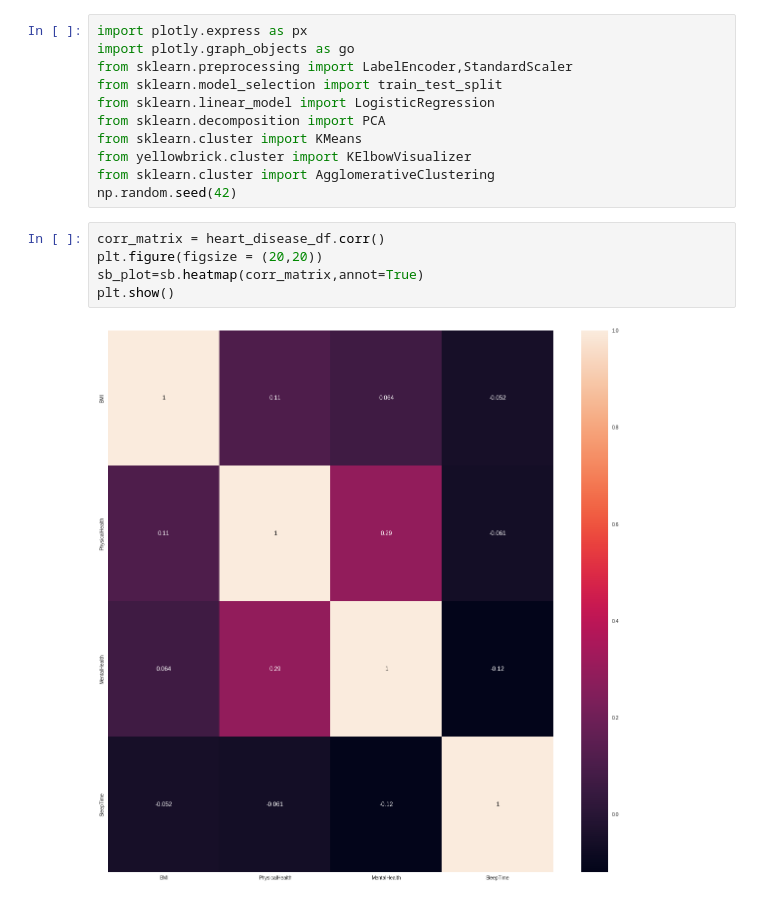
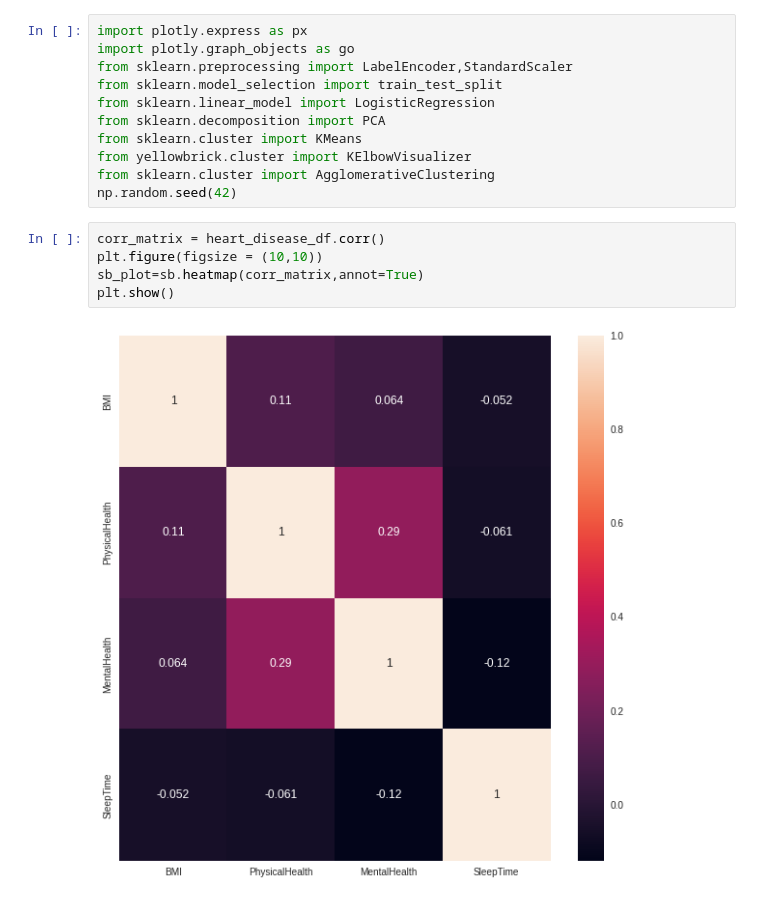
Before and after one commit to MaliheDahmardeh/project, a Jupyter notebook: Copy_of_Untitled0.ipynb, the cells around one changed output. Saved outputs shown, nothing was run; the diff lists cells and outputs as text.

```diff
--- a/Copy_of_Untitled0.ipynb
+++ b/Copy_of_Untitled0.ipynb
@@ -187,8 +187,8 @@ from sklearn.cluster import AgglomerativeClustering
 np.random.seed(42)
 # %%
 corr_matrix = heart_disease_df.corr()
-plt.figure(figsize = (20,20))
+plt.figure(figsize = (10,10))
 sb_plot=sb.heatmap(corr_matrix,annot=True)
 plt.show()
 # %% [output]
-[figure, old version]
+[figure, new version]
```
